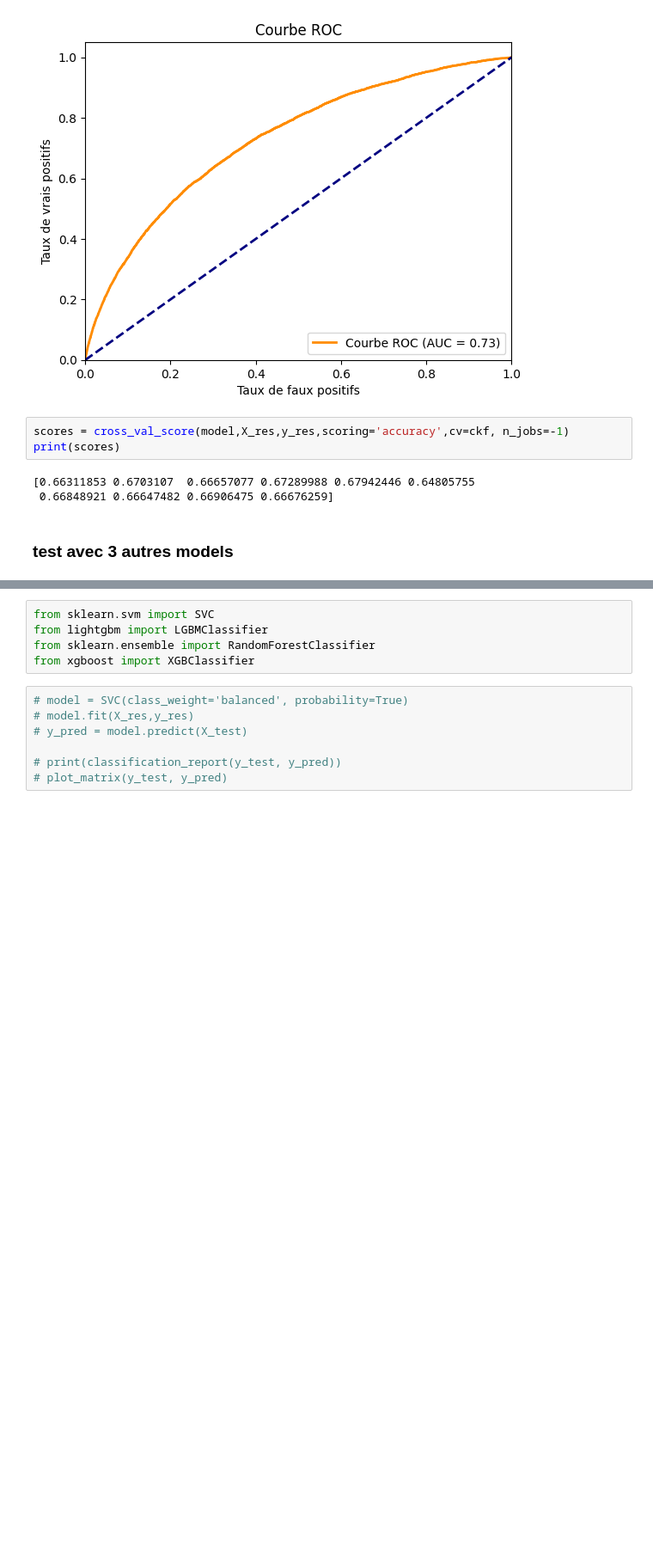
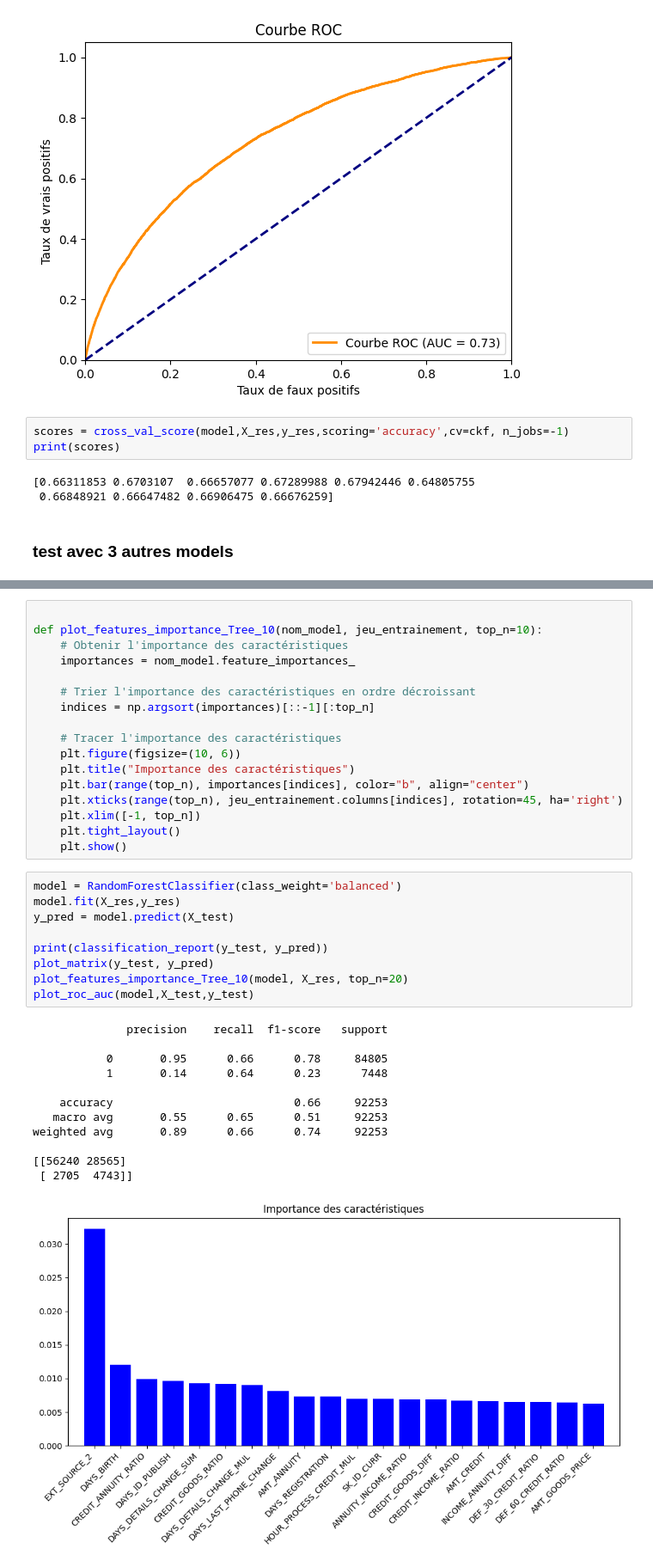
Before and after one commit to ASAKHRI/ProjetFilRouge, a Jupyter notebook: fEngeneering.ipynb, the cells around one changed output, grey strips where cells are left out. Shown at 86% size. Drawn from its saved outputs; the diff is of its cells as text; blank space fills up the shorter version.

Commit message:
add feature importance

```diff
--- a/fEngeneering.ipynb
+++ b/fEngeneering.ipynb
@@ -1188,12 +1130,39 @@ print(scores)
-# %%
-from sklearn.svm import SVC
-from lightgbm import LGBMClassifier
-from sklearn.ensemble import RandomForestClassifier
-from xgboost import XGBClassifier
+# %%
+
+def plot_features_importance_Tree_10(nom_model, jeu_entrainement, top_n=10):
+    # Obtenir l'importance des caractéristiques
+    importances = nom_model.feature_importances_
+
+    # Trier l'importance des caractéristiques en ordre décroissant
+    indices = np.argsort(importances)[::-1][:top_n]
+
+    # Tracer l'importance des caractéristiques
+    plt.figure(figsize=(10, 6))
+    plt.title("Importance des caractéristiques")
+    plt.bar(range(top_n), importances[indices], color="b", align="center")
+    plt.xticks(range(top_n), jeu_entrainement.columns[indices], rotation=45, ha='right')
+    plt.xlim([-1, top_n])
+    plt.tight_layout()
+    plt.show()
 # %%
-# model = SVC(class_weight='balanced', probability=True)
-# model.fit(X_res,y_res)
-# y_pred = model.predict(X_test)
+model = RandomForestClassifier(class_weight='balanced')
+model.fit(X_res,y_res)
+y_pred = model.predict(X_test)
 
-# print(classification_report(y_test, y_pred))
-# plot_matrix(y_test, y_pred)
+print(classification_report(y_test, y_pred))
+plot_matrix(y_test, y_pred)
+plot_features_importance_Tree_10(model, X_res, top_n=20)
+plot_roc_auc(model,X_test,y_test)
+# %% [output]
+              precision    recall  f1-score   support
+
+           0       0.95      0.66      0.78     84805
+           1       0.14      0.64      0.23      7448
+
+    accuracy                           0.66     92253
+   macro avg       0.55      0.65      0.51     92253
+weighted avg       0.89      0.66      0.74     92253
+
+[[56240 28565]
+ [ 2705  4743]]
+[figure, added]
```
Also changed, not shown: parts of 17 cells of this notebook.
